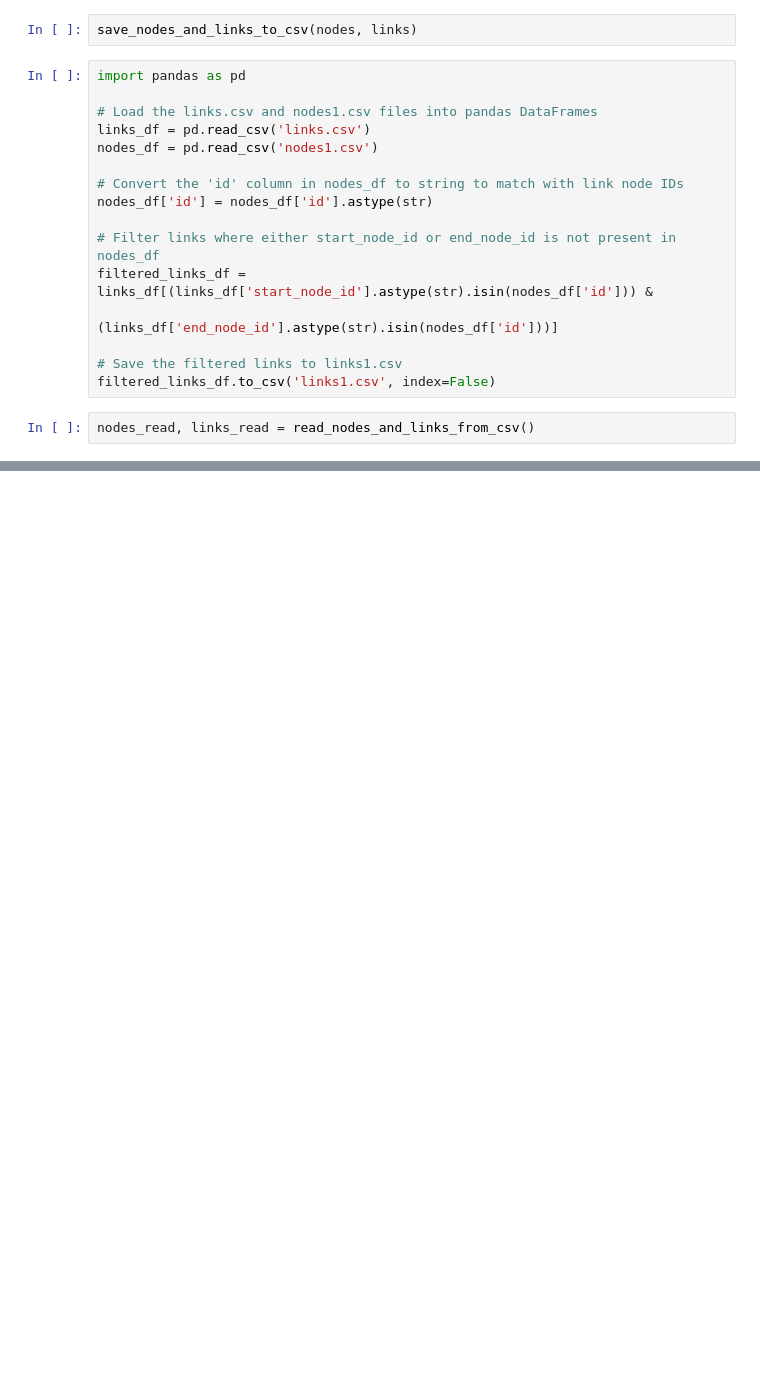
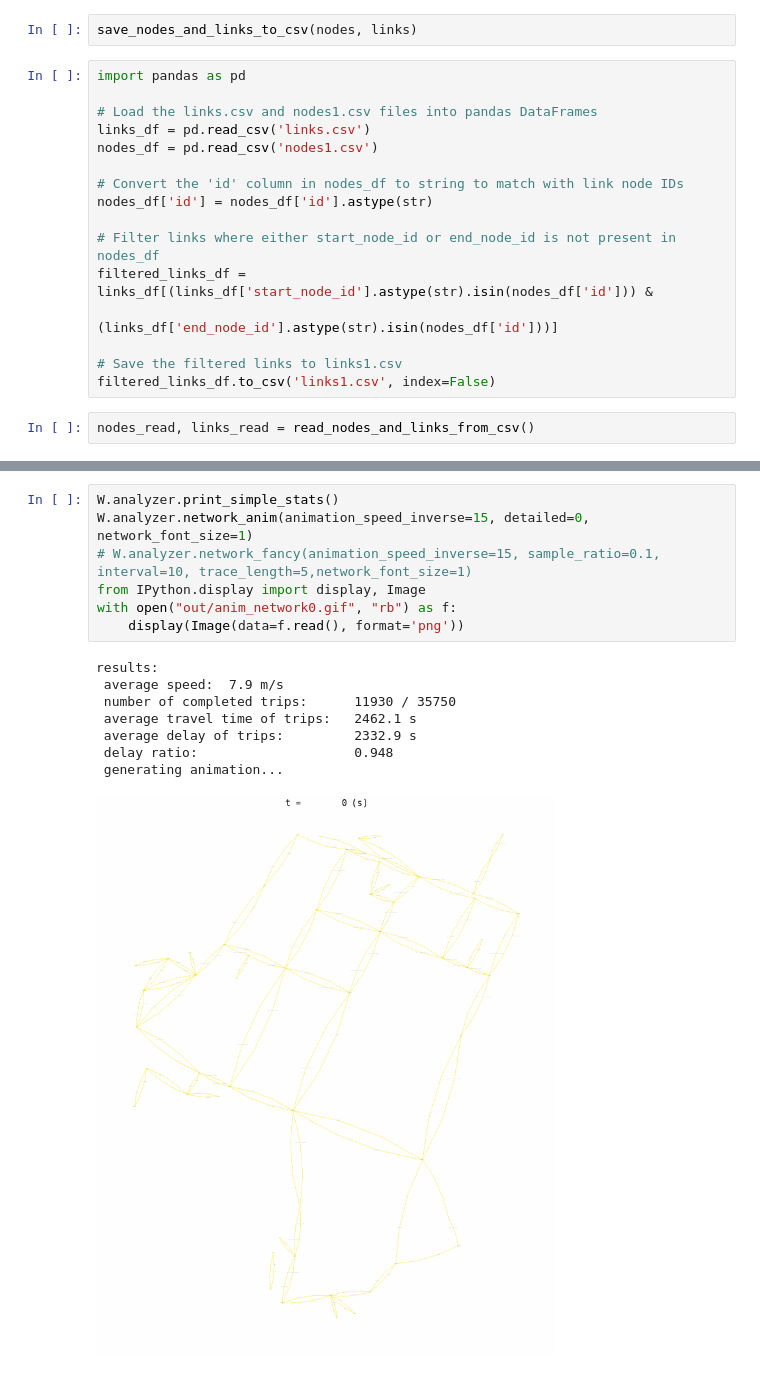
Before and after one commit to Siddhartha-Mahajan/traffic-simulation, a Jupyter notebook: roads.ipynb, the cells around one changed output, grey strips where cells are left out. Drawn from its saved outputs; the diff is of its cells as text; blank space fills up the shorter version.

```diff
--- a/roads.ipynb
+++ b/roads.ipynb
@@ -86,0 +139,16 @@ OSMImporter.osm_network_visualize(nodes_read, links_read, show_link_name=0,xlim=
+# %%
+W.analyzer.print_simple_stats()
+W.analyzer.network_anim(animation_speed_inverse=15, detailed=0, network_font_size=1)
+# W.analyzer.network_fancy(animation_speed_inverse=15, sample_ratio=0.1, interval=10, trace_length=5,network_font_size=1)
+from IPython.display import display, Image
+with open("out/anim_network0.gif", "rb") as f:
+    display(Image(data=f.read(), format='png'))
+# %% [output]
+results:
+ average speed:  7.9 m/s
+ number of completed trips:      11930 / 35750
+ average travel time of trips:   2462.1 s
+ average delay of trips:         2332.9 s
+ delay ratio:                    0.948
+ generating animation...
+[figure, added]
```
Also changed, not shown: parts of 6 cells of this notebook.
